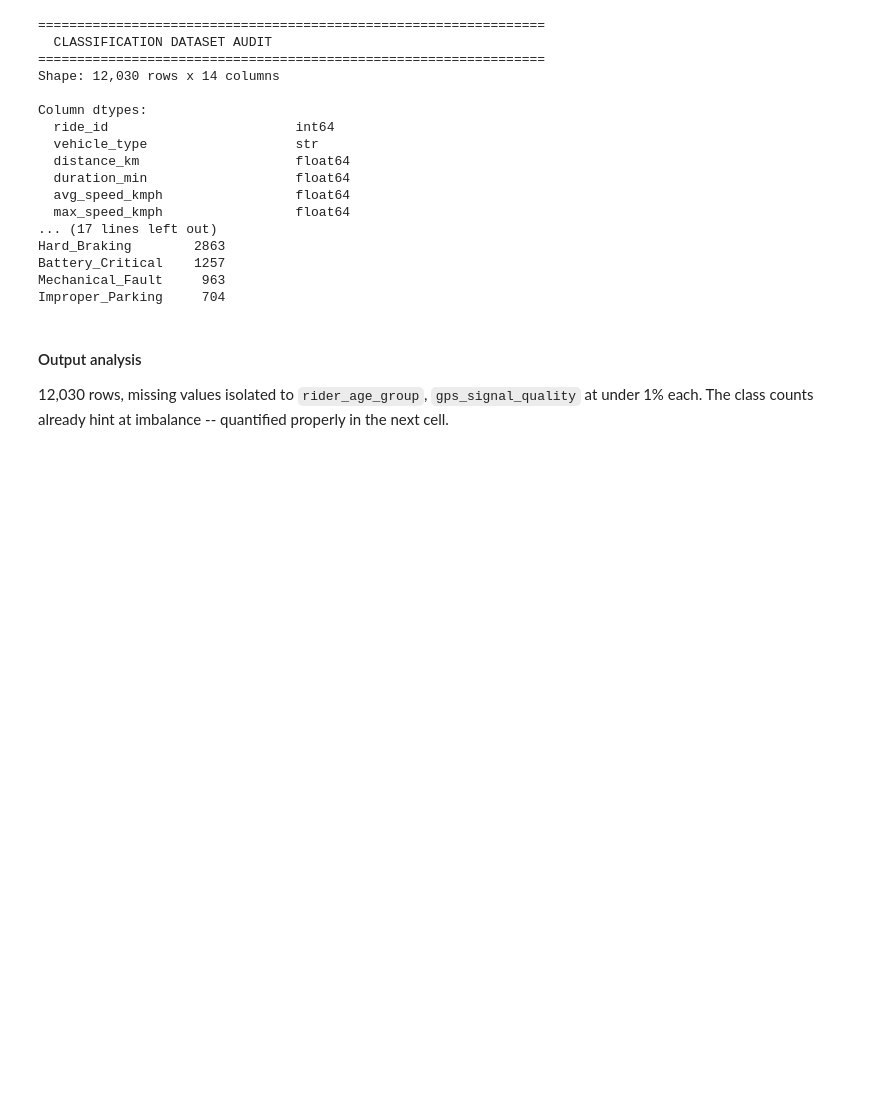
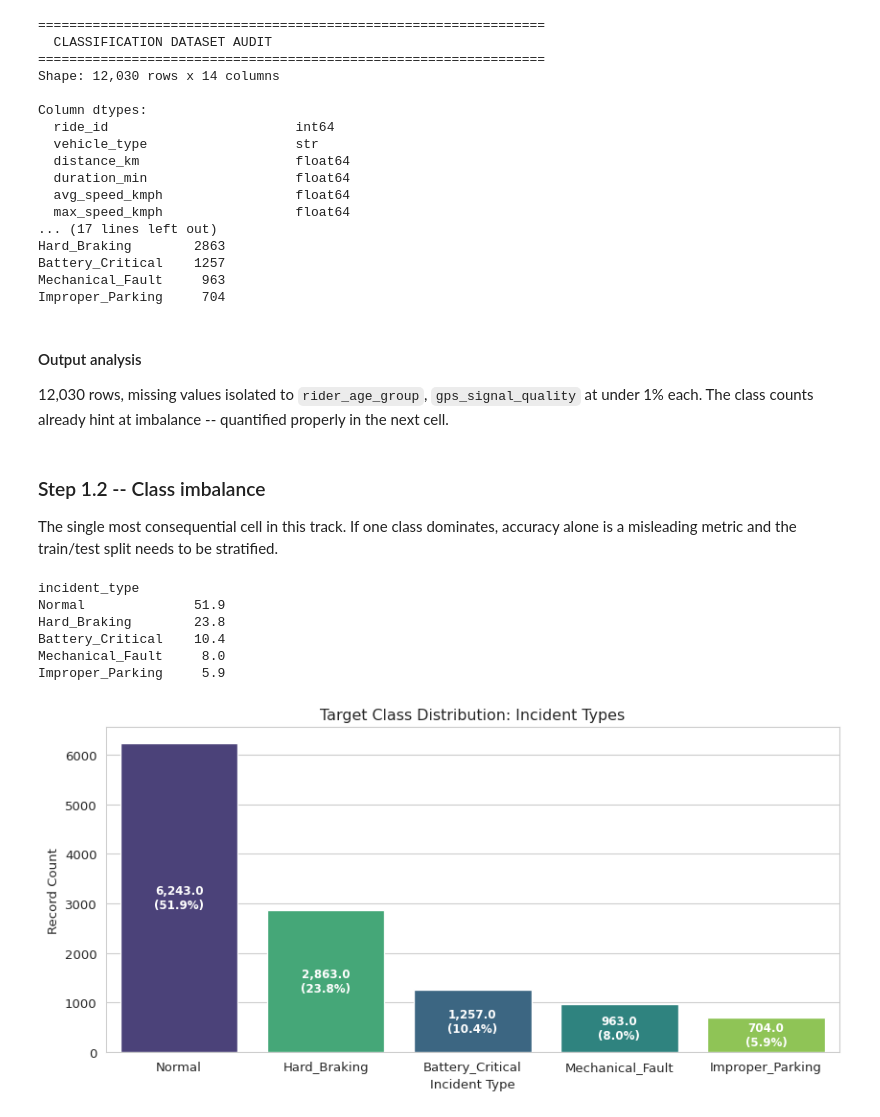
Before and after one commit to AskCoderr/MLCapstone, a Jupyter notebook: notebooks/classification.ipynb, the cells around one changed output. Cells and saved outputs as stored; diff of their text form; code cells hidden in the pictures; blank space fills up the shorter version.

Commit message:
add class imbalance analysis with annotated countplot

```diff
--- a/notebooks/classification.ipynb
+++ b/notebooks/classification.ipynb
@@ -80,3 +80,33 @@ Improper_Parking     704
 #### Output analysis
 
 12,030 rows, missing values isolated to `rider_age_group`, `gps_signal_quality` at under 1% each. The class counts already hint at imbalance -- quantified properly in the next cell.
+# %% [markdown]
+### Step 1.2 -- Class imbalance
+
+The single most consequential cell in this track. If one class dominates, accuracy alone is a misleading metric and the train/test split needs to be stratified.
+# %%
+plt.figure(figsize=(9, 4.5))
+order = df_clf['incident_type'].value_counts().index
+ax = sns.countplot(data=df_clf, x='incident_type', order=order, hue='incident_type', legend=False, palette='viridis')
+plt.title("Target Class Distribution: Incident Types")
+plt.xlabel("Incident Type"); plt.ylabel("Record Count")
+
+total = len(df_clf)
+for p in ax.patches:
+    h = p.get_height()
+    pct = f"{100*h/total:.1f}%"
+    ax.annotate(f"{h:,}\n({pct})", (p.get_x()+p.get_width()/2, h/2), ha='center', va='center',
+                fontsize=9, color='white', weight='bold')
+plt.tight_layout()
+plt.show()
+
+class_pcts = (df_clf['incident_type'].value_counts(normalize=True) * 100).round(1)
+print(class_pcts.to_string())
+# %% [output]
+incident_type
+Normal              51.9
+Hard_Braking        23.8
+Battery_Critical    10.4
+Mechanical_Fault     8.0
+Improper_Parking     5.9
+[figure, added]
```
Also changed, not shown: parts of 1 cell of this notebook.
